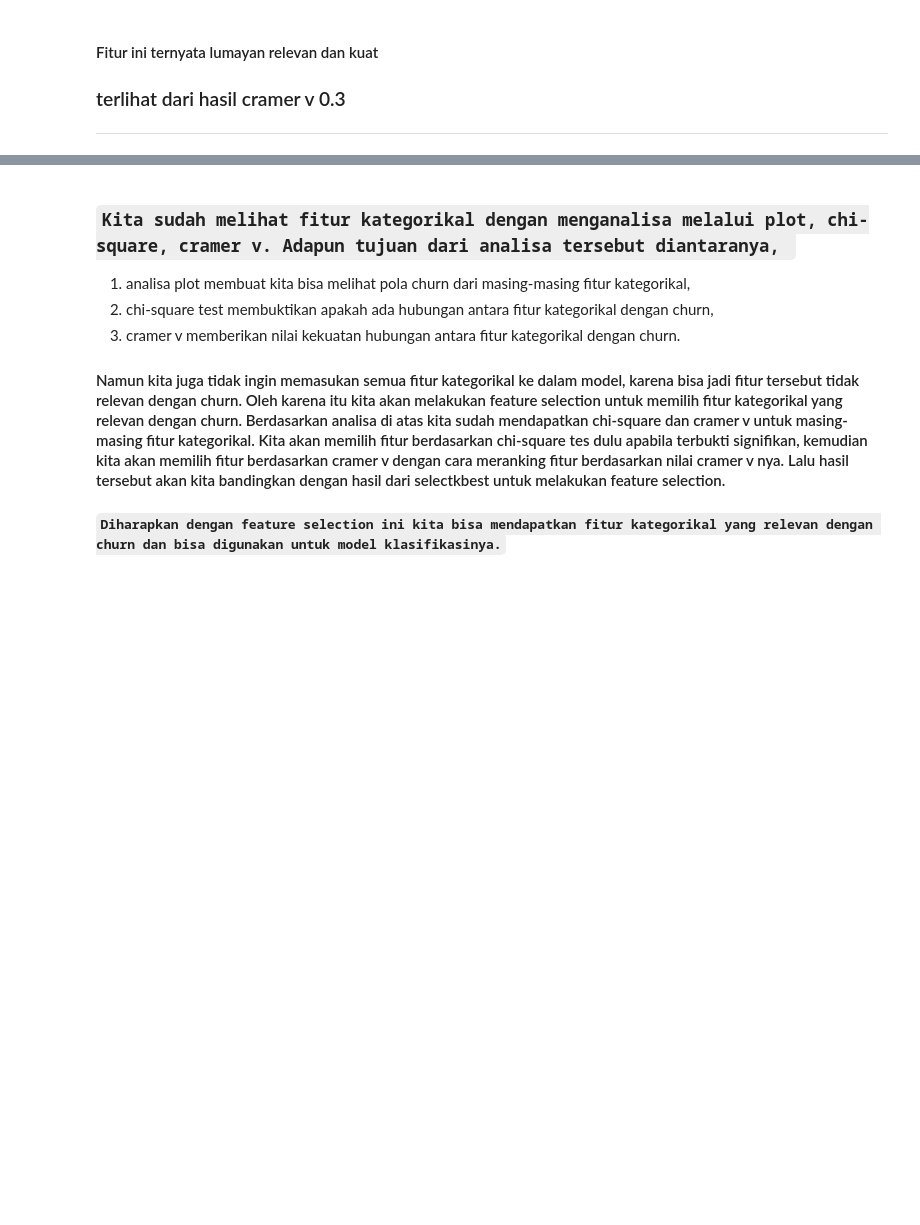
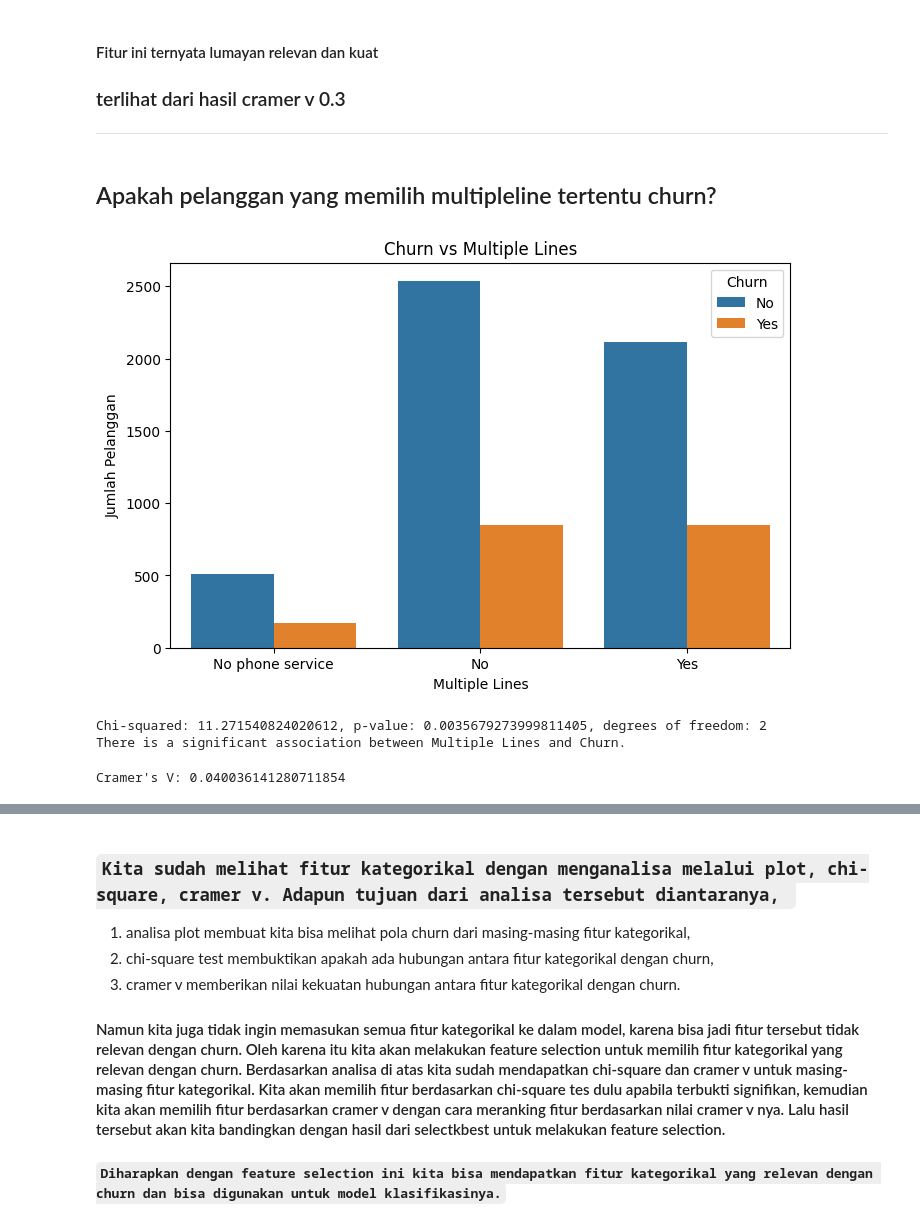
Before and after one commit to AgungHari/Rakamin_HW_MachineLearning_SupervisedLearning_2, a Jupyter notebook: Homework/Part1.ipynb, the cells around one changed output, grey strips where cells are left out. Drawn from its saved outputs; the diff is of its cells as text; code cells hidden in the pictures; blank space fills up the shorter version.

```diff
--- a/Homework/Part1.ipynb
+++ b/Homework/Part1.ipynb
@@ -668,3 +674,34 @@ Cramer's V: 0.30295987245491557
 #### Fitur ini ternyata lumayan relevan dan kuat
 ### terlihat dari hasil cramer v 0.3
 ---
+# %% [markdown]
+## Apakah pelanggan yang memilih multipleline tertentu churn?
+# %%
+## Apakah pelanggan yang memilih MultipleLines tertentu churn?
+plt.figure(figsize=(8,5))
+sns.countplot(data=df, x='MultipleLines', hue='Churn')
+plt.title('Churn vs Multiple Lines')
+plt.ylabel('Jumlah Pelanggan')
+plt.xlabel('Multiple Lines')
+plt.legend(title='Churn')
+plt.show()
+# %% [output]
+[figure, added]
+# %%
+# uji dengan chi 2 untuk tahu apkah signifikan
+contingency_table15 = pd.crosstab(df['MultipleLines'], df['Churn'])
+chi2, p, dof, expected = chi2_contingency(contingency_table15)
+print(f"Chi-squared: {chi2}, p-value: {p}, degrees of freedom: {dof}")
+if p < 0.05:
+    print("There is a significant association between Multiple Lines and Churn.")
+else:
+    print("There is no significant association between Multiple Lines and Churn.")
+# %% [output]
+Chi-squared: 11.271540824020612, p-value: 0.0035679273999811405, degrees of freedom: 2
+There is a significant association between Multiple Lines and Churn.
+# %%
+# uji dengan cramer v untuk tahu kekuatan asosiasi
+cramer_v_value14 = cramers_v(df['MultipleLines'], df['Churn'])
+print(f"Cramer's V: {cramer_v_value14}")
+# %% [output]
+Cramer's V: 0.040036141280711854
```
Also changed, not shown: parts of 9 cells of this notebook, 10 other files.
